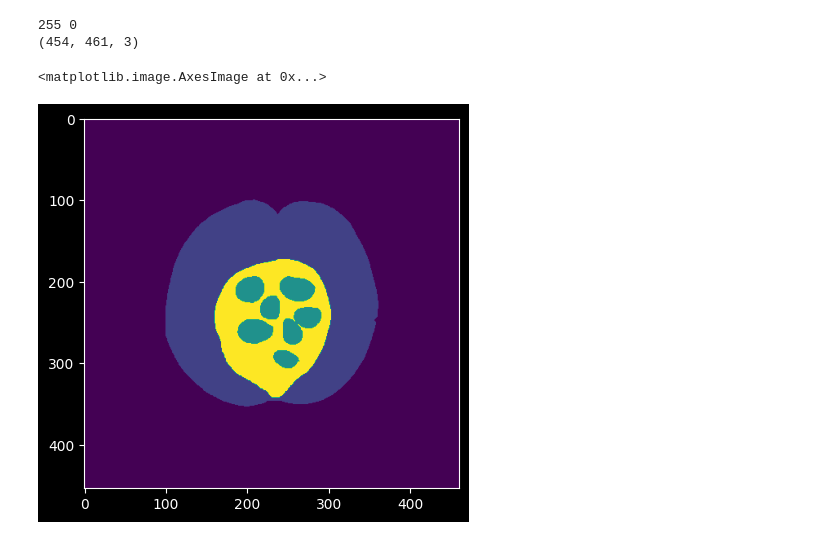
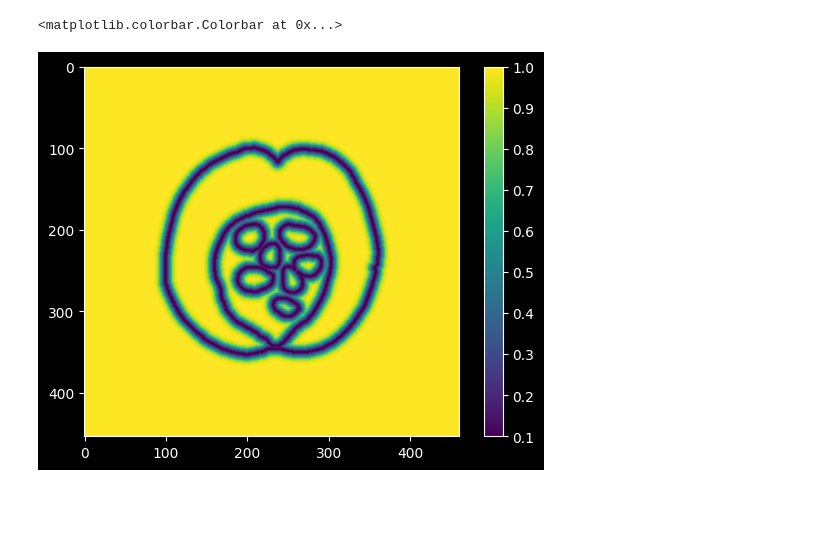
Before and after one commit to pikruse/pennycress-unet, a Jupyter notebook: notebooks/DistanceWeightTest.ipynb, the cells around one changed output. Drawn from its saved outputs; the diff is of its cells as text; code cells hidden in the pictures; blank space fills up the shorter version.

Commit message:
fixed distance weighting yeehaw!

```diff
--- a/notebooks/DistanceWeightTest.ipynb
+++ b/notebooks/DistanceWeightTest.ipynb
@@ -23,18 +18,21 @@ bwidth = 5
-# %%
-reload(DistanceMap)
-image = Image.open(image_path)
-image = np.array(image).astype('uint8')
-print(image.max(), image.min())
-
-print(image.shape)
-plt.imshow(image)
-
-# convert image to PIL and grayscale
-gray = cv2.cvtColor(image, cv2.COLOR_BGR2GRAY)
-
-plt.imshow(gray)
-# %% [output]
-255 0
-(454, 461, 3)
-<matplotlib.image.AxesImage at 0x...>
-[figure, removed]
+# %%
+# options
+image_path = '../pennycress_pods/train/train_masks_by_pod/pods_early_600dpi_1.png'
+
+wb = 0.1
+bwidth = 5
+wc = False
+
+reload(DistanceMap)
+image = Image.open(image_path)
+image = np.array(image).astype('uint8')
+
+seed = image[:, :, 2] > 128
+
+w = DistanceMap.distance_map_rgb(image, wb, bwidth)``
+
+plt.imshow(w)
+plt.colorbar()
+# %% [output]
+<matplotlib.colorbar.Colorbar at 0x...>
+[figure, added]
```
Also changed, not shown: parts of 8 cells of this notebook, 3 other files.
